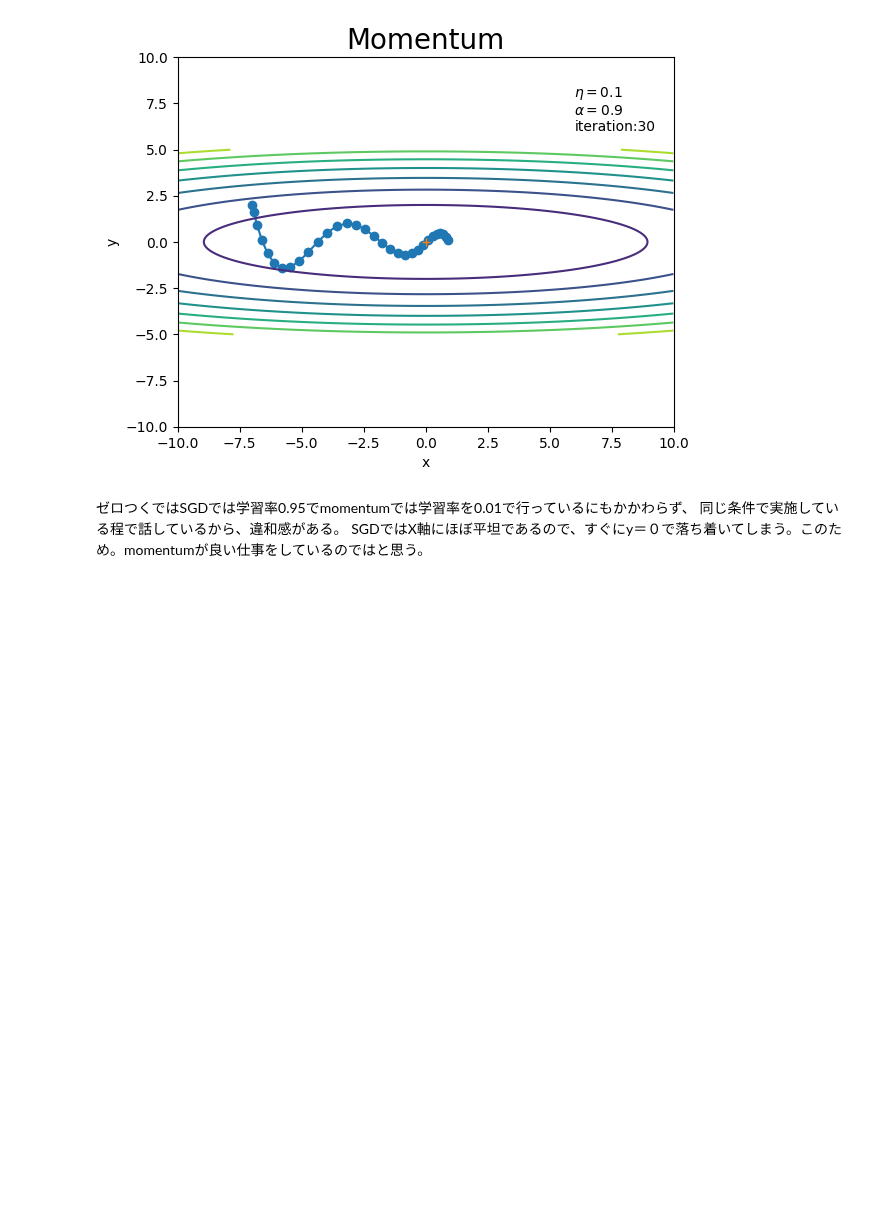
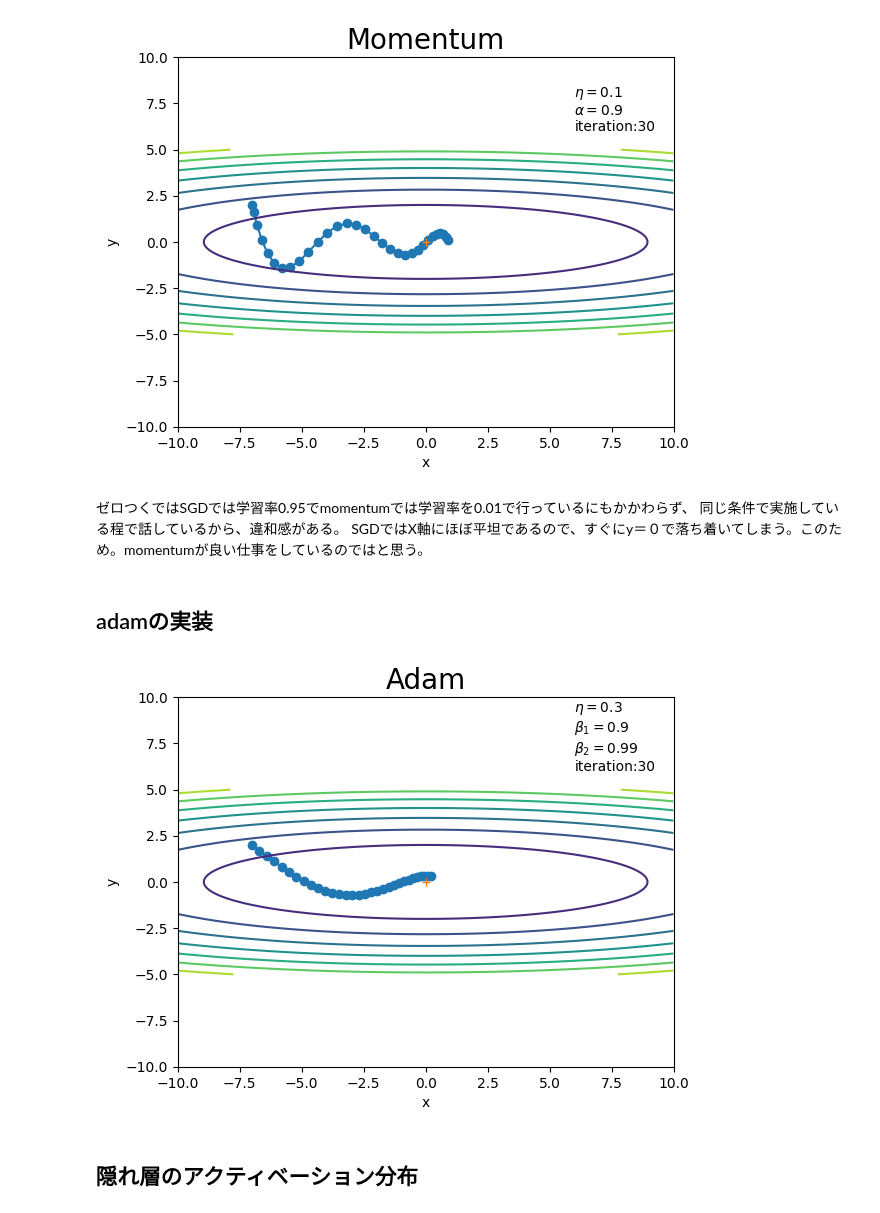
Before and after one commit to Masato-210831/For_study, a Jupyter notebook: Python_code/deep learning built from scratch/Chapter_6.ipynb, the cells around one changed output. Cells and saved outputs as stored; diff of their text form; code cells hidden in the pictures; blank space fills up the shorter version.

```diff
--- a/Python_code/deep learning built from scratch/Chapter_6.ipynb
+++ b/Python_code/deep learning built from scratch/Chapter_6.ipynb
@@ -205,3 +205,5 @@ plt.show()
 ゼロつくではSGDでは学習率0.95でmomentumでは学習率を0.01で行っているにもかかわらず、
 同じ条件で実施している程で話しているから、違和感がある。
 SGDではX軸にほぼ平坦であるので、すぐにy＝０で落ち着いてしまう。このため。momentumが良い仕事をしているのではと思う。
+# %% [markdown]
+## adamの実装
@@ -207,0 +242,46 @@ SGDではX軸にほぼ平坦であるので、すぐにy＝０で落ち着いて
+# %%
+# 試行回数を指定
+iter_num = 30
+
+# 更新値の記録用リストを初期化
+x_history = []
+y_history = []
+
+# 初期値を保存
+x_history.append(params['x'])
+y_history.append(params['y'])
+
+# 関数の最小値を探索
+for _ in range(iter_num):
+
+    # 勾配を計算
+    grads['x'], grads['y'] = df(params['x'], params['y'])
+
+    # パラメータを更新
+    optimizer.update(params, grads)
+
+    # パラメータを記録
+    x_history.append(params['x'])
+    y_history.append(params['y'])
+# %%
+# 作図
+# 等高線用の値
+x = np.arange(-10, 10, 0.01) # x軸の値
+y = np.arange(-5, 5, 0.01) # y軸の値
+X, Y = np.meshgrid(x, y) # 格子状の点に変換
+Z = f(X, Y)
+
+plt.plot(x_history, y_history, 'o-') # パラメータの推移
+plt.contour(X, Y, Z) # 等高線
+plt.plot(0, 0, '+') # 最小値の点
+plt.xlim(-10, 10) # x軸の範囲
+plt.ylim(-10, 10) # y軸の範囲
+plt.xlabel("x") # x軸ラベル
+plt.ylabel("y") # y軸ラベル
+plt.title("Adam", fontsize=20) # タイトル
+plt.text(6, 6, "$\\eta=$" + str(lr) + "\n$\\beta_1=$" + str(beta1) + "\n$\\beta_2=$" + str(beta2) + "\niteration:" + str(iter_num)) # メモ
+plt.show()
+# %% [output]
+[figure, added]
+# %% [markdown]
+## 隠れ層のアクティベーション分布
```
Also changed, not shown: parts of 21 cells of this notebook, 1 other file.
